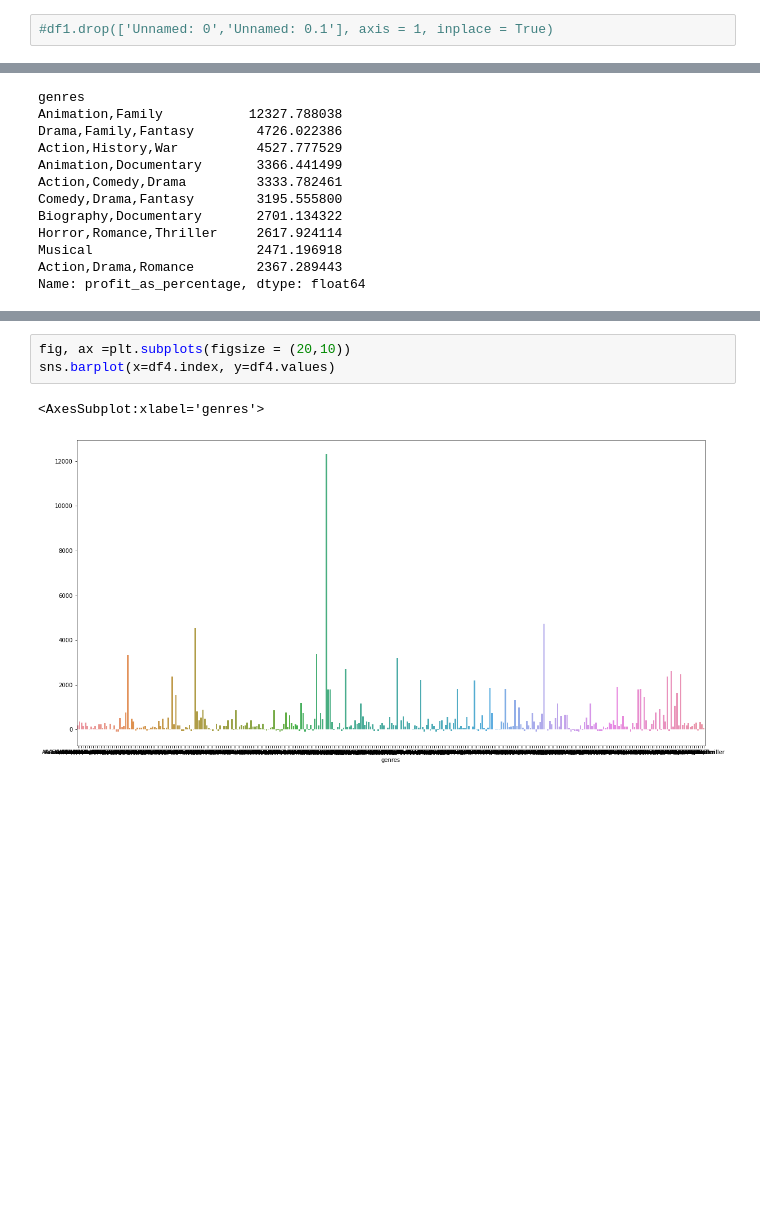
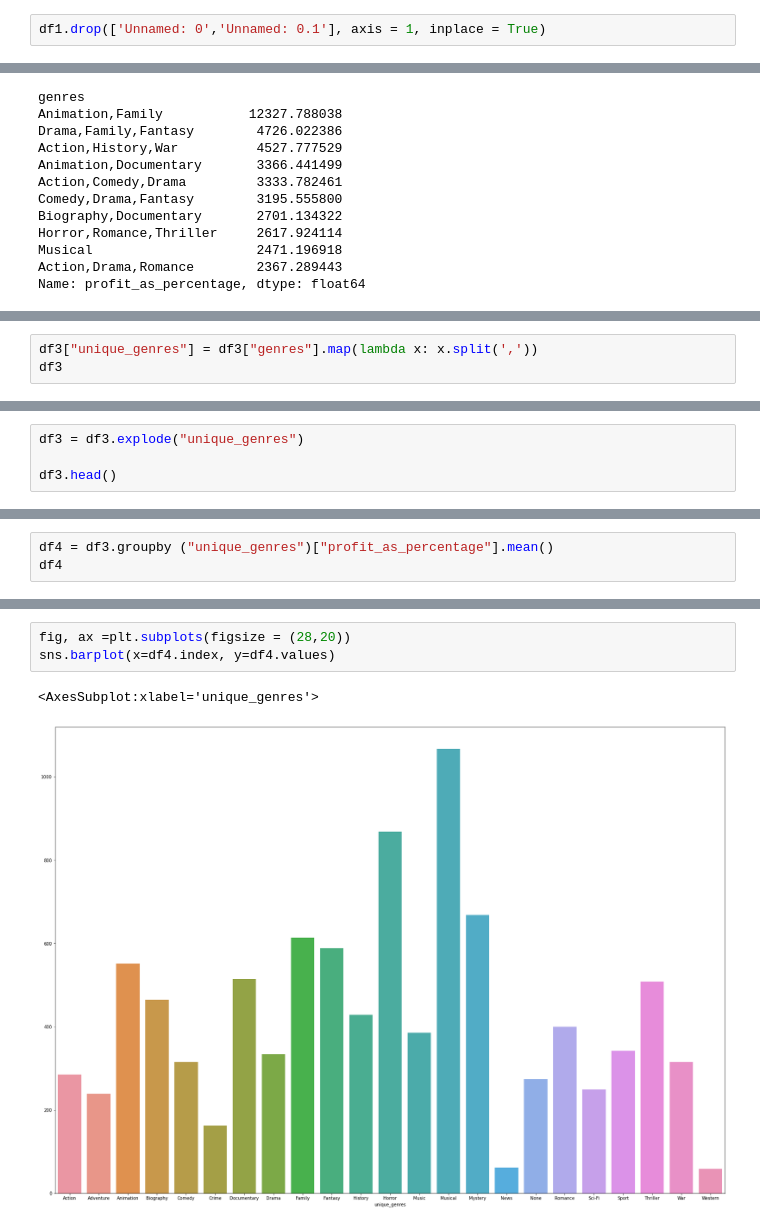
Before and after one commit to andre3000y/Movie_box_office_analysis, a Jupyter notebook: Movie Budget and Title Basics merged.ipynb, the cells around one changed output, grey strips where cells are left out. Drawn from its saved outputs; the diff is of its cells as text; blank space fills up the shorter version.

Commit message:
explode genres

```diff
--- a/Movie Budget and Title Basics merged.ipynb
+++ b/Movie Budget and Title Basics merged.ipynb
@@ -85,5 +78,5 @@ dtype: int64
 # %%
-#df1.drop(['Unnamed: 0','Unnamed: 0.1'], axis = 1, inplace = True)
+df1.drop(['Unnamed: 0','Unnamed: 0.1'], axis = 1, inplace = True)
 # %%
 df3=df2.join(df1,on = "primary_title", how= "inner")
 df3
@@ -254,0 +225,3 @@ df3
+# %%
+df3["unique_genres"] = df3["genres"].map(lambda x: x.split(','))
+df3
@@ -254,0 +242,4 @@ df3
+# %%
+df3 = df3.explode("unique_genres")
+
+df3.head()
@@ -254,0 +253,3 @@ df3
+# %%
+df4 = df3.groupby ("unique_genres")["profit_as_percentage"].mean()
+df4
@@ -255,6 +274,6 @@ df3
 # %%
-fig, ax =plt.subplots(figsize = (20,10))
+fig, ax =plt.subplots(figsize = (28,20))
 sns.barplot(x=df4.index, y=df4.values)
 # %% [output]
-<AxesSubplot:xlabel='genres'>
+<AxesSubplot:xlabel='unique_genres'>
-[figure, old version]
+[figure, new version]
```
Also changed, not shown: parts of 12 cells of this notebook, 2 other files.
